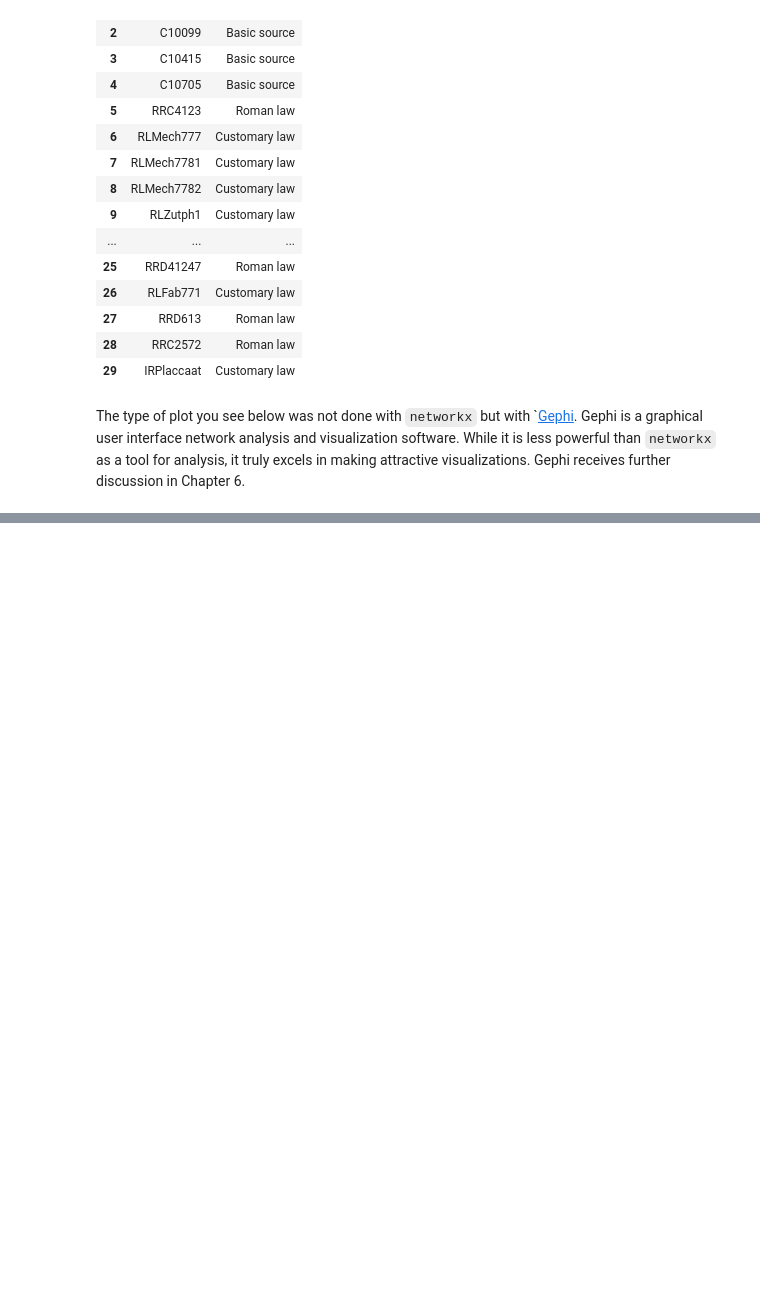
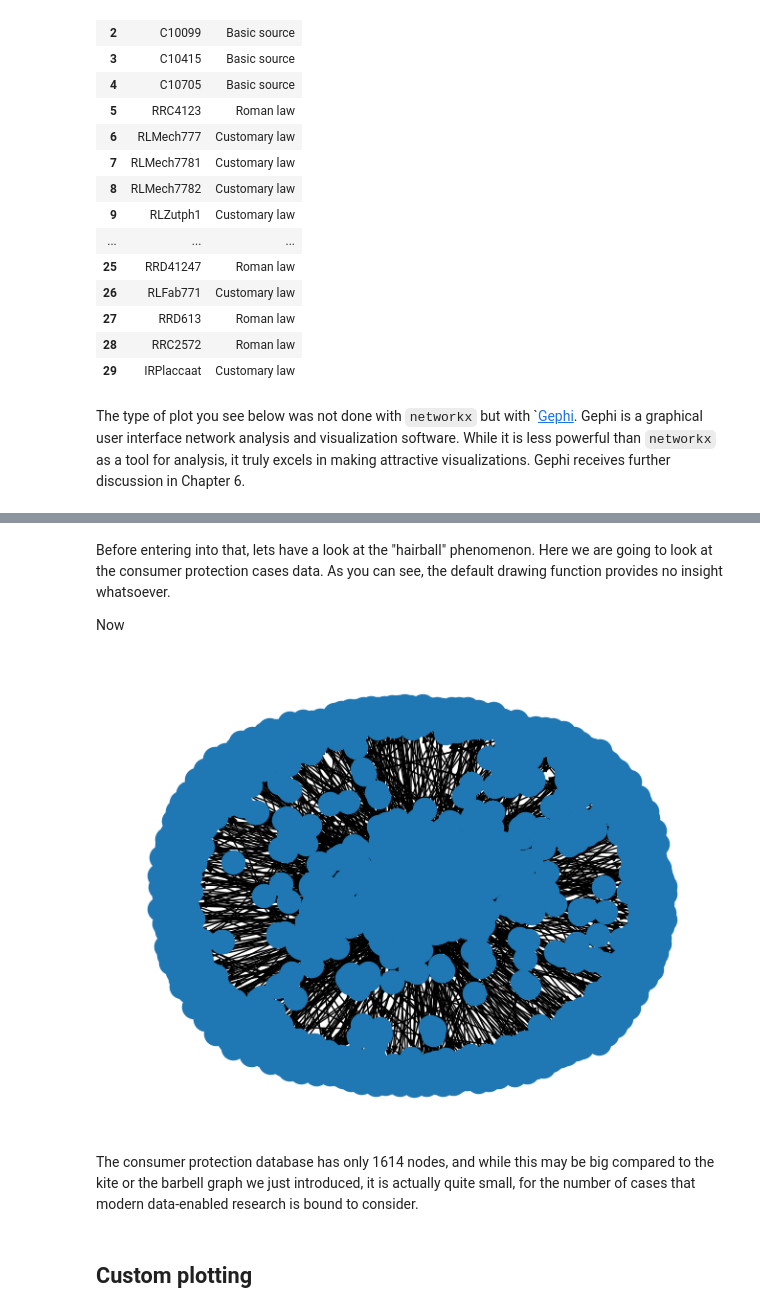
Before and after one commit to maastrichtlawtech/legalnetworkanalysis_textbook, a Jupyter notebook: Chapter_2_Network_Properties.ipynb, the cells around one changed output, grey strips where cells are left out. Cells and saved outputs as stored; diff of their text form; code cells hidden in the pictures; blank space fills up the shorter version.

```diff
--- a/Chapter_2_Network_Properties.ipynb
+++ b/Chapter_2_Network_Properties.ipynb
@@ -372,0 +411,15 @@
+# %% [markdown]
+
+
+Before entering into that, lets have a look at the "hairball" phenomenon. Here we are going to look at the consumer protection cases data. As you can see, the default drawing function provides no insight whatsoever.
+
+Now
+# %%
+g_consrpot = load_graph_from_json("data/g_consprot.json")
+nx.draw(g_consrpot)
+# %% [output]
+[figure, added]
+# %% [markdown]
+The consumer protection database has only 1614 nodes, and while this may be big compared to the kite or the barbell graph we just introduced, it is actually quite small, for the number of cases that modern data-enabled research is bound to consider.
+# %% [markdown]
+## Custom plotting
```
Also changed, not shown: parts of 40 cells of this notebook.
